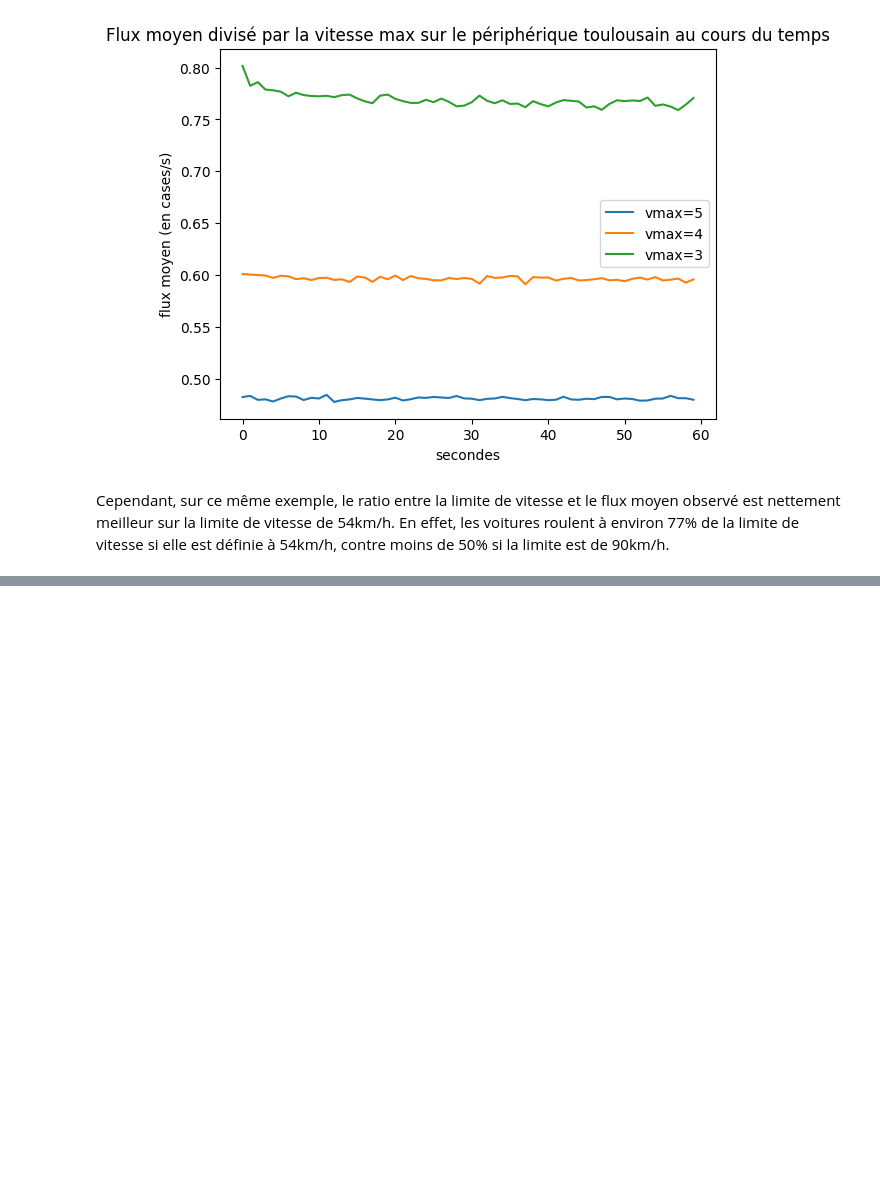
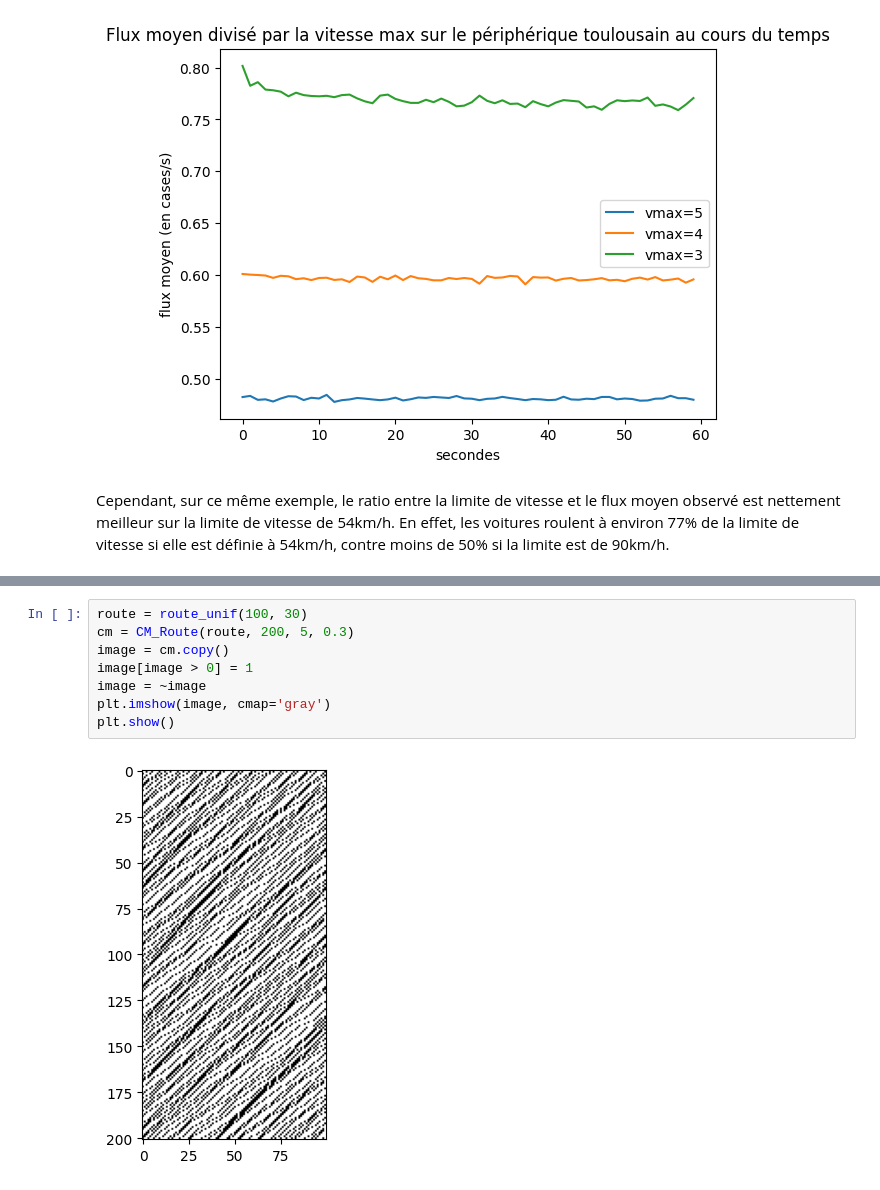
Before and after one commit to TelmoDc/Projet_SA16, a Jupyter notebook: stats.ipynb, the cells around one changed output, grey strips where cells are left out. Cells and saved outputs as stored; diff of their text form; blank space fills up the shorter version.

```diff
--- a/stats.ipynb
+++ b/stats.ipynb
@@ -104,0 +175,10 @@ Cependant, sur ce même exemple, le ratio entre la limite de vitesse et le flux
+# %%
+route = route_unif(100, 30)
+cm = CM_Route(route, 200, 5, 0.3)
+image = cm.copy()
+image[image > 0] = 1
+image = ~image
+plt.imshow(image, cmap='gray')
+plt.show()
+# %% [output]
+[figure, added]
```
Also changed, not shown: parts of 11 cells of this notebook, 1 other file.
